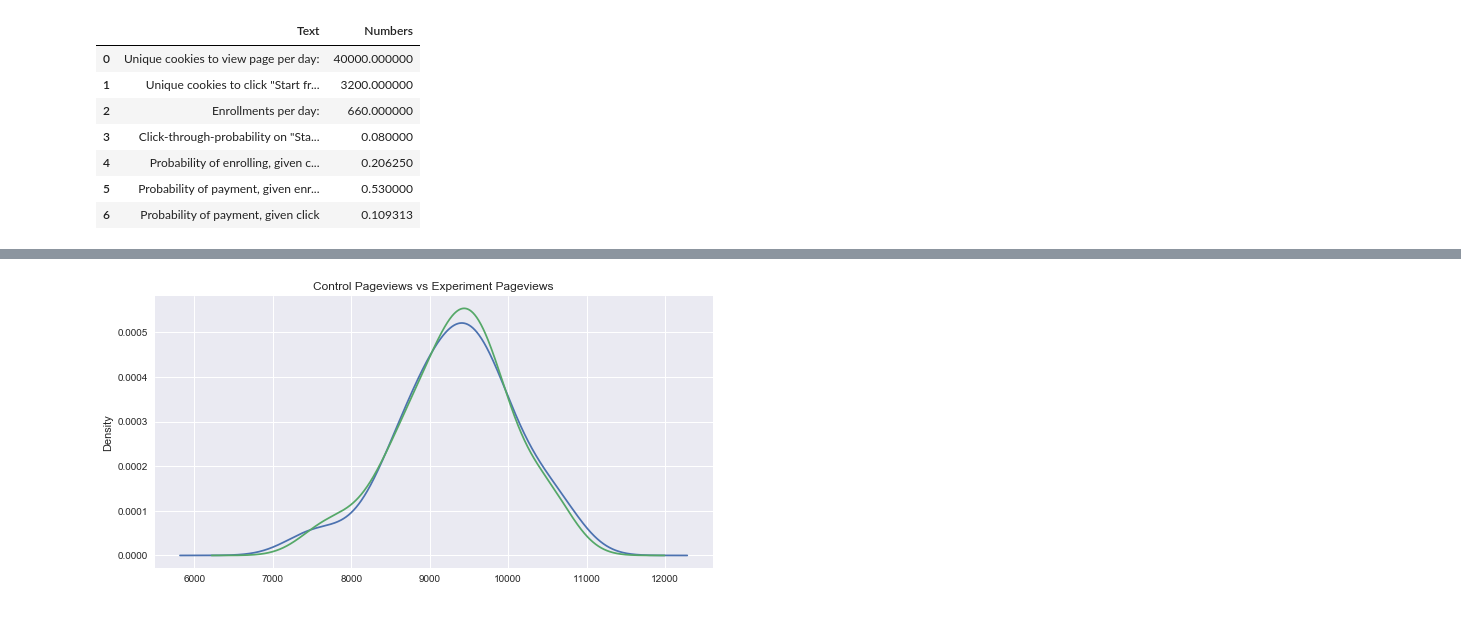
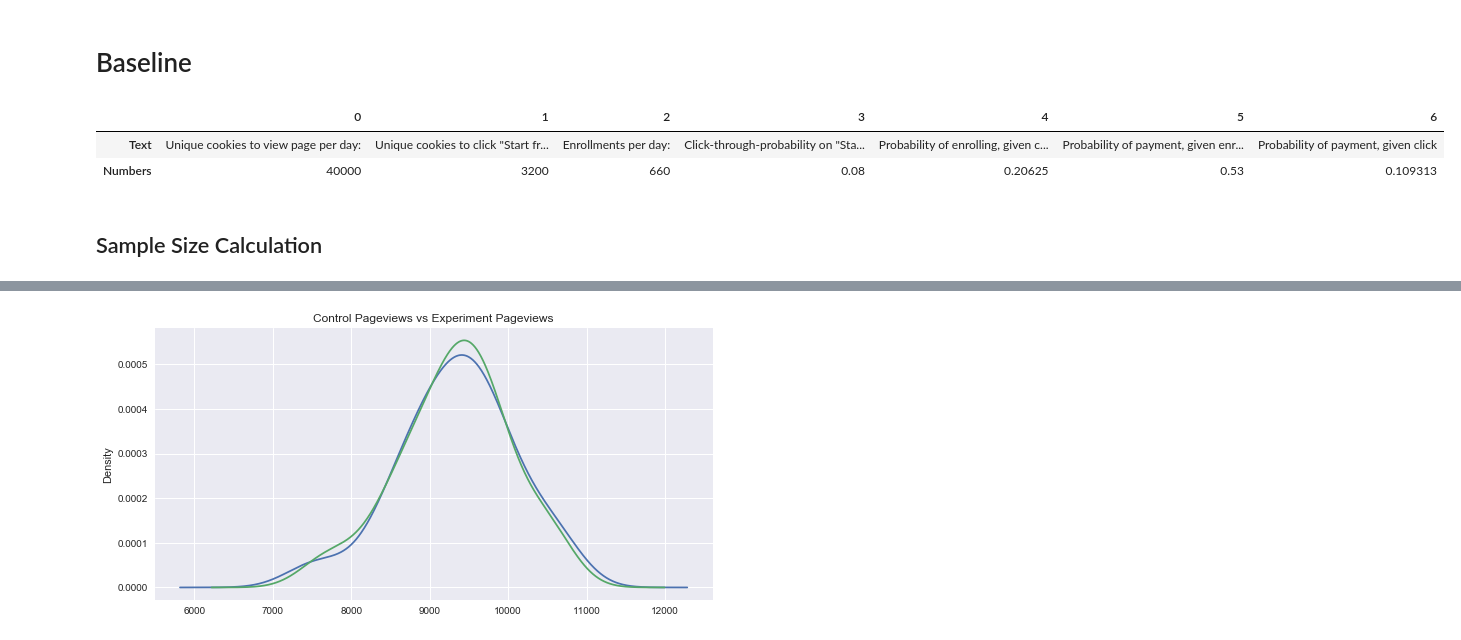
Before and after one commit to jonhilgart22/Galvanize-Data-Leadership, a Jupyter notebook: week4-a_b-testing/A-B-testing-exploration-JH.ipynb, the cells around one changed output, grey strips where cells are left out. Cells and saved outputs as stored; diff of their text form; code cells hidden in the pictures.

```diff
--- a/week4-a_b-testing/A-B-testing-exploration-JH.ipynb
+++ b/week4-a_b-testing/A-B-testing-exploration-JH.ipynb
@@ -11,14 +16,11 @@ ModuleNotFoundError: No module named 'pymc3'
 # %%
 col_names = ['Text','Numbers']
 baseline_df = pd.read_csv('baseline.csv',names=col_names)
+# %% [markdown]
+# Baseline
 # %%
-baseline_df
+baseline_df.T
 # %% [output]
-|  | Text | Numbers |
-| 0 | Unique cookies to view page per day: | 40000.000000 |
-| 1 | Unique cookies to click "Start fr... | 3200.000000 |
-| 2 | Enrollments per day: | 660.000000 |
-| 3 | Click-through-probability on "Sta... | 0.080000 |
-| 4 | Probability of enrolling, given c... | 0.206250 |
-| 5 | Probability of payment, given enr... | 0.530000 |
-| 6 | Probability of payment, given click | 0.109313 |
+|  | 0 | 1 | 2 | 3 | 4 | 5 | 6 |
+| Text | Unique cookies to view page per day: | Unique cookies to click "Start fr... | Enrollments per day: | Click-through-probability on "Sta... | Probability of enrolling, given c... | Probability of payment, given enr... | Probability of payment, given click |
+| Numbers | 40000 | 3200 | 660 | 0.08 | 0.20625 | 0.53 | 0.109313 |
@@ -26,0 +27,2 @@ baseline_df
+# %% [markdown]
+## Sample Size Calculation
```
Also changed, not shown: parts of 54 cells of this notebook.
